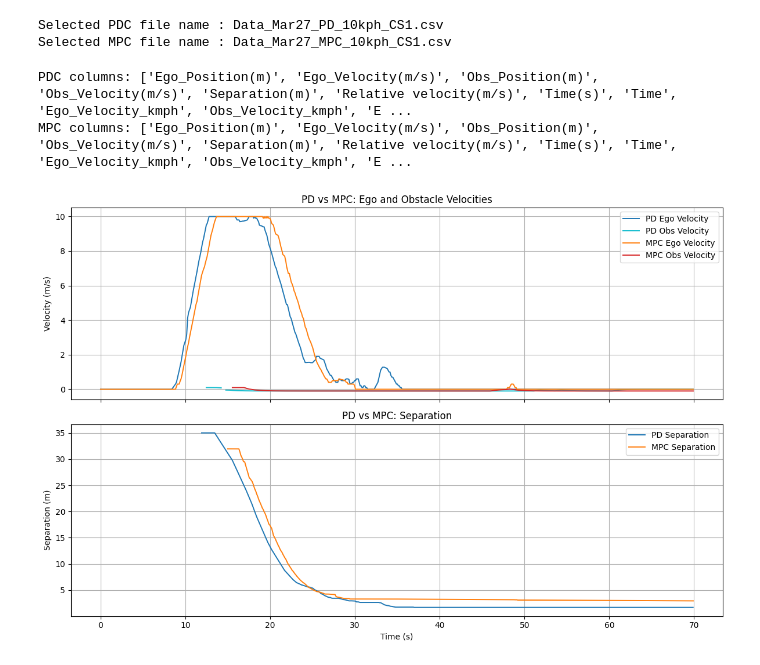
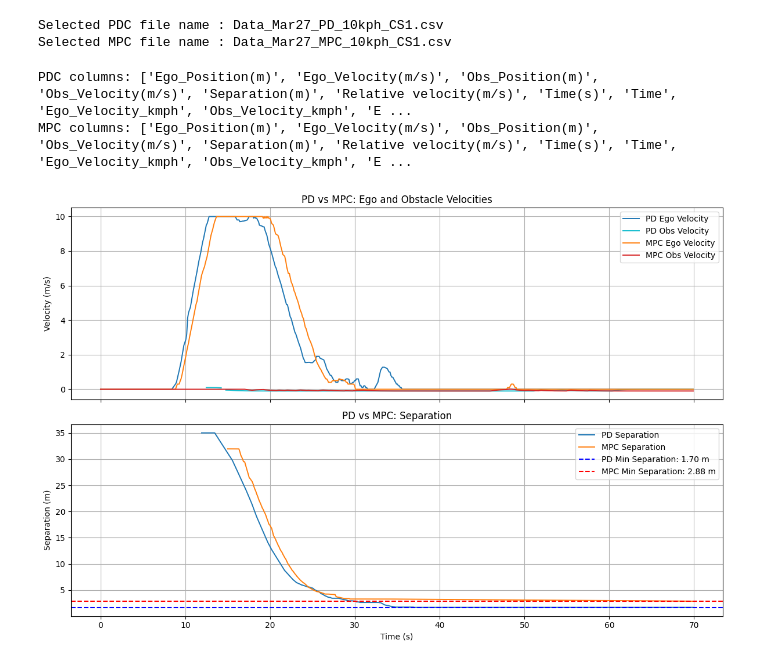
Before and after one commit to Santhosh4888/Adaptive-Cruise-Control, a Jupyter notebook: 9_Vehicle_Testing_Results/Testing_Using_Radar/March27_2026/PDC_VS_MPC_Comparison.ipynb, the cells around one changed output. Cells and saved outputs as stored; diff of their text form; code cells hidden in the pictures.

```diff
--- a/9_Vehicle_Testing_Results/Testing_Using_Radar/March27_2026/PDC_VS_MPC_Comparison.ipynb
+++ b/9_Vehicle_Testing_Results/Testing_Using_Radar/March27_2026/PDC_VS_MPC_Comparison.ipynb
@@ -98,31 +96,37 @@ x_col = "Time(s)"  # Time in seconds
 ego_vel_col = "Ego_Velocity_clean"
 obs_vel_col = "Obs_Velocity_clean"
 sep_col = "Separation_clean"
 
+# Calculation minimum separation for both PD and MPC to plot as horizontal lines
+minimum_separation_pd = pdc_df[sep_col].min()
+minimum_separation_mpc = mpc_df[sep_col].min()
+
 fig, ax = plt.subplots(2, 1, figsize=(12, 8), sharex=True)
 
 # Plot 1: Ego velocity and obstacle velocity for PD and MPC
 ax[0].plot(pdc_df[x_col], pdc_df[ego_vel_col], label="PD Ego Velocity", color="tab:blue", linewidth=1.4)
 ax[0].plot(pdc_df[x_col], pdc_df[obs_vel_col], label="PD Obs Velocity", color="tab:cyan", linewidth=1.4)
 ax[0].plot(mpc_df[x_col], mpc_df[ego_vel_col], label="MPC Ego Velocity", color="tab:orange", linewidth=1.4)
 ax[0].plot(mpc_df[x_col], mpc_df[obs_vel_col], label="MPC Obs Velocity", color="tab:red", linewidth=1.4)
 ax[0].set_ylabel("Velocity (m/s)")
 ax[0].legend(loc="best")
 ax[0].grid(True)
 ax[0].set_title("PD vs MPC: Ego and Obstacle Velocities")
 
 # Plot 2: Separation for PD and MPC
 ax[1].plot(pdc_df[x_col], pdc_df[sep_col], label="PD Separation", color="tab:blue", linewidth=1.4)
 ax[1].plot(mpc_df[x_col], mpc_df[sep_col], label="MPC Separation", color="tab:orange", linewidth=1.4)
+ax[1].axhline(y=minimum_separation_pd, color='b', linestyle='--', label=f'PD Min Separation: {minimum_separation_pd:.2f} m')
+ax[1].axhline(y=minimum_separation_mpc, color='red', linestyle='--', label=f'MPC Min Separation: {minimum_separation_mpc:.2f} m')
 ax[1].set_ylabel("Separation (m)")
 ax[1].set_xlabel("Time (s)")
 ax[1].legend(loc="best")
 ax[1].grid(True)
 ax[1].set_title("PD vs MPC: Separation")
 
 plt.tight_layout()
 plt.show()
 # %% [output]
 PDC columns: ['Ego_Position(m)', 'Ego_Velocity(m/s)', 'Obs_Position(m)', 'Obs_Velocity(m/s)', 'Separation(m)', 'Relative velocity(m/s)', 'Time(s)', 'Time', 'Ego_Velocity_kmph', 'Obs_Velocity_kmph', 'E ...
 MPC columns: ['Ego_Position(m)', 'Ego_Velocity(m/s)', 'Obs_Position(m)', 'Obs_Velocity(m/s)', 'Separation(m)', 'Relative velocity(m/s)', 'Time(s)', 'Time', 'Ego_Velocity_kmph', 'Obs_Velocity_kmph', 'E ...
-[figure, old version]
+[figure, new version]
```
Also changed, not shown: parts of 1 cell of this notebook, 19 other files.
